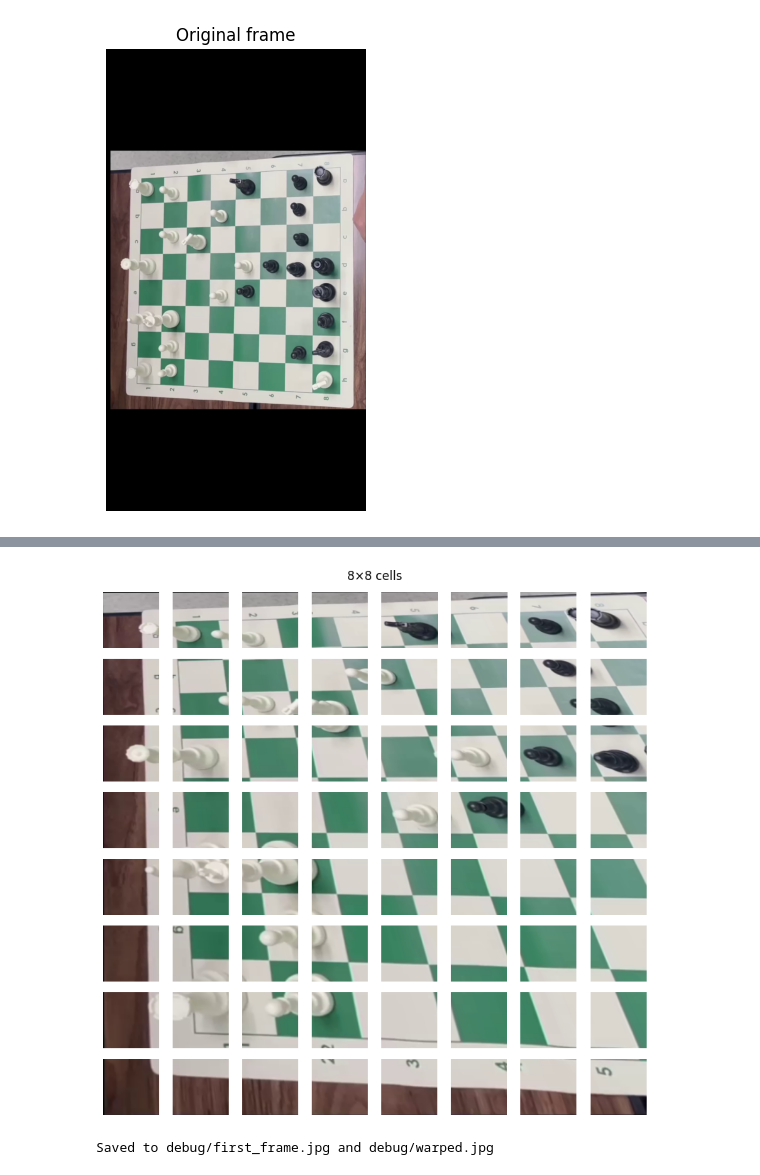
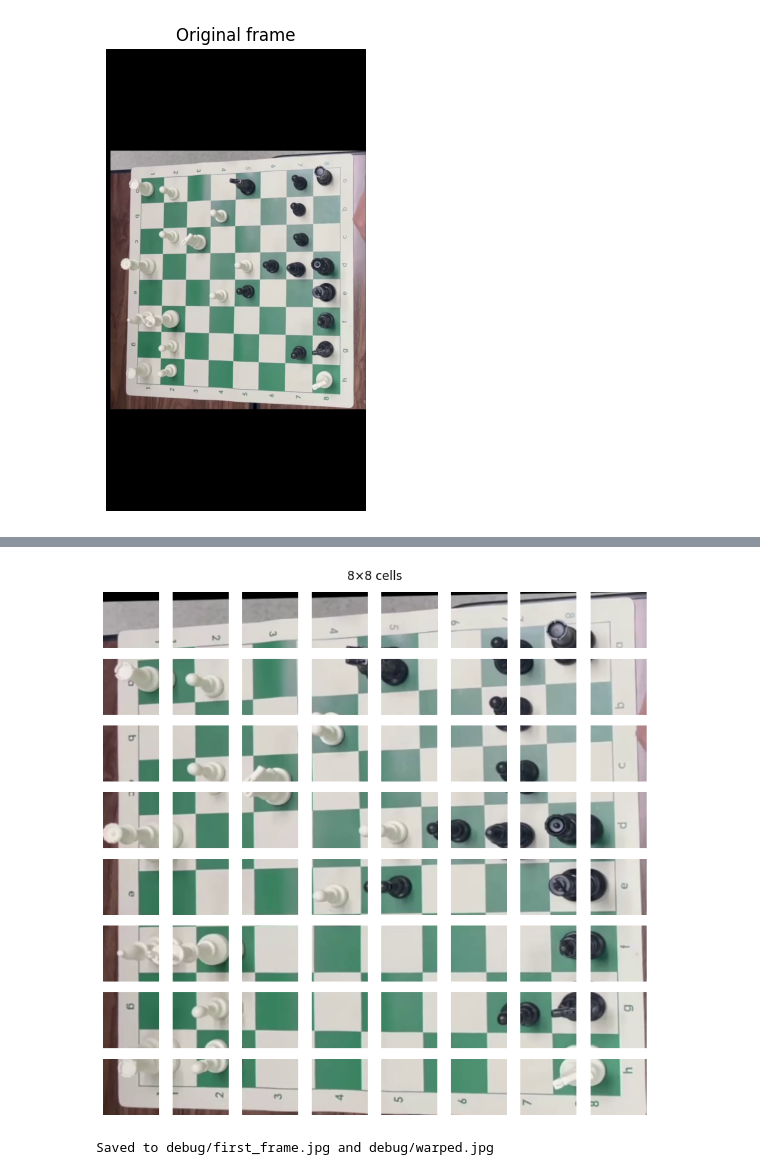
Before and after one commit to JaidogDev/Hybrid-MobileNet-CNN-Based-Chessboard-State-Tracking-Pipeline, a Jupyter notebook: notebooks/01_board_detect.ipynb, the cells around one changed output, grey strips where cells are left out. Drawn from its saved outputs; the diff is of its cells as text; code cells hidden in the pictures.

Commit message:
fixed board not found using method HSV mask + line fallback(clahe, canny, hough transform)

```diff
--- a/notebooks/01_board_detect.ipynb
+++ b/notebooks/01_board_detect.ipynb
@@ -33,16 +33,20 @@ print("Using video:", video_path.name)
 # %% [output]
 Using video: 2_Move_rotate_student.mp4
 # %%
-# 2) read the first frame
-cap = cv2.VideoCapture(video_path)
+# # 2) read the first frame
+# cap = cv2.VideoCapture(video_path)
+# ok, frame = cap.read()
+# cap.release()
+# assert ok, "Cannot read first frame"
+
+# imshow_rgb(frame, "Original frame", size=(6,6))
+
+# === Cell 1: read first frame (ใช้ video_path จาก cell ของคุณ) ===
+cap = cv2.VideoCapture(str(video_path))
 ok, frame = cap.read()
 cap.release()
-assert ok, "Cannot read first frame"
+assert ok and frame is not None, f"Cannot read first frame: {video_path}"
 
-imshow_rgb(frame, "Original frame", size=(6,6))
+imshow_rgb(frame, "Original frame", size=(4,6))
 # %% [output]
 [figure]
-# %%
-# 3) warp board (homography) → top-down square
-warped, _ = warp_board(frame, cfg)
-imshow_rgb(warped, "Warped board", size=(6,6))
@@ -51,20 +85,36 @@ imshow_rgb(warped, "Warped board", size=(6,6))
 # %%
-# 4) split into 8×8 cells and preview as a grid
-cell_px = cfg["cells"]["img_size"]
-cells = split_grid(warped, cell_px)
+# # 4) split into 8×8 cells and preview as a grid
+# cell_px = cfg["cells"]["img_size"]
+# cells = split_grid(warped, cell_px)
 
-# show a compact 8x8 grid
-fig, axes = plt.subplots(8,8, figsize=(8,8))
+# # show a compact 8x8 grid
+# fig, axes = plt.subplots(8,8, figsize=(8,8))
+# k = 0
+# for r in range(8):
+#     for c in range(8):
+#         _, patch = cells[k]; k+=1
+#         axes[r,c].imshow(cv2.cvtColor(patch, cv2.COLOR_BGR2RGB))
+#         axes[r,c].axis('off')
+# fig.suptitle("8×8 cells")
+# plt.tight_layout()
+
+# === Cell 3: Split into 8x8 cells and preview ===
+cell_px = int(cfg["cells"]["img_size"])
+cells = split_grid(warped, cell_px)  # ใช้ภาพ warped หลัง normalize จาก Cell 2
+
+import matplotlib.pyplot as plt
+fig, axes = plt.subplots(8, 8, figsize=(8, 8))
 k = 0
 for r in range(8):
     for c in range(8):
-        _, patch = cells[k]; k+=1
-        axes[r,c].imshow(cv2.cvtColor(patch, cv2.COLOR_BGR2RGB))
-        axes[r,c].axis('off')
+        _, patch = cells[k]; k += 1
+        axes[r, c].imshow(cv2.cvtColor(patch, cv2.COLOR_BGR2RGB))
+        axes[r, c].axis("off")
 fig.suptitle("8×8 cells")
 plt.tight_layout()
+plt.show()
 # %% [output]
-[figure, old version]
+[figure, new version]
 # %%
 # 5) save debug images (optional)
 ensure_dir("debug")
```
Also changed, not shown: parts of 2 cells of this notebook, 8 other files.
